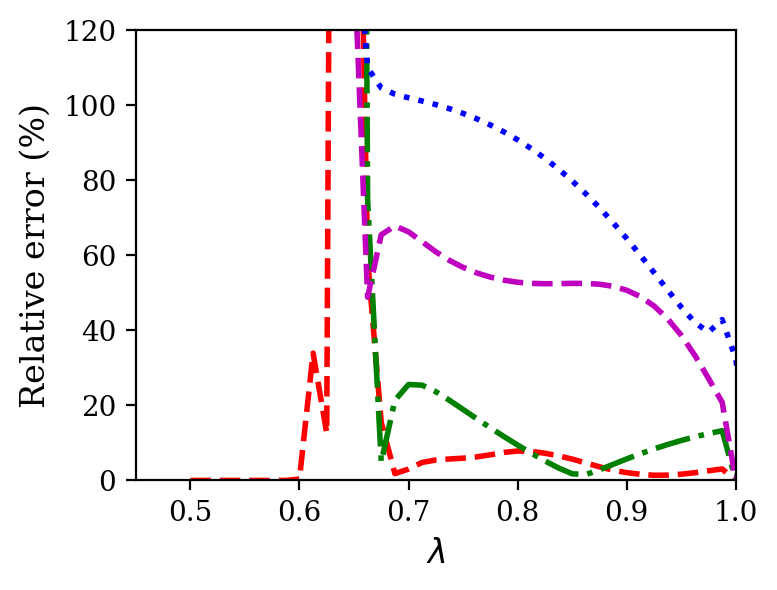
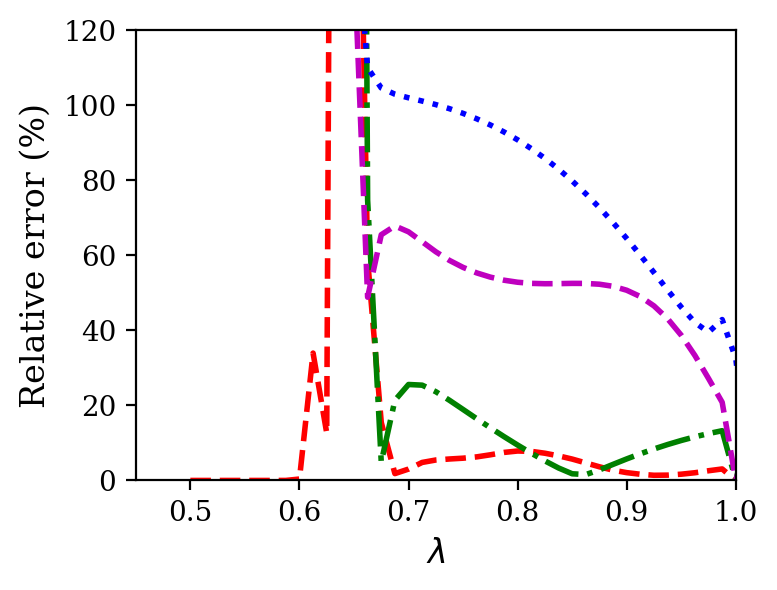
Code edit (unified diff) that turned the first committed figure into the second:
--- before
+++ after
@@ -11,5 +11,4 @@
 fig.set_tight_layout(False)
 
-#ax = fig.add_subplot(1, 1, 1)
 plt.xlim([0.45, 1])
 plt.ylim([0, 120])
@@ -22,4 +21,4 @@
 ax.set_xlabel('$\lambda$')
 ax.set_ylabel('Relative error (%)')
-#plt.savefig("Hyperelastic_testing_compression_fitting_error.svg")
+plt.savefig("../results/Hyperelastic_testing_compression_fitting_error.svg")
 plt.show()

Commit: Minor cleanup